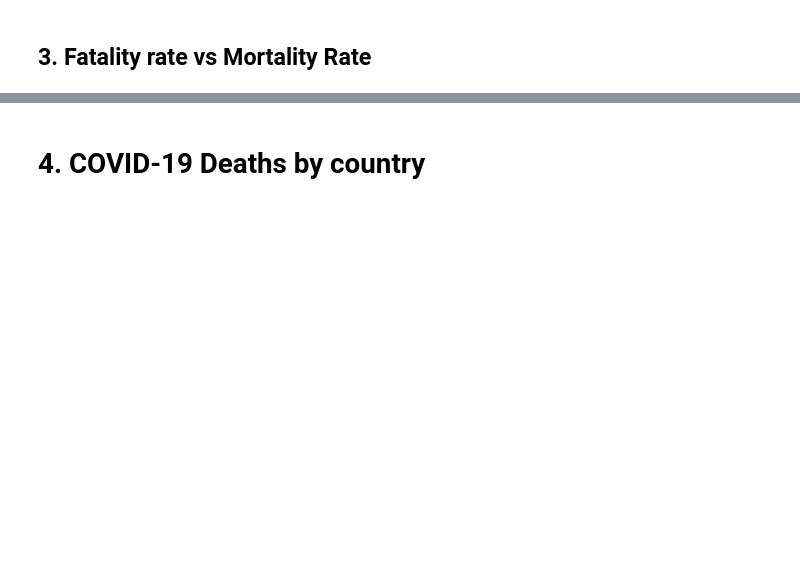
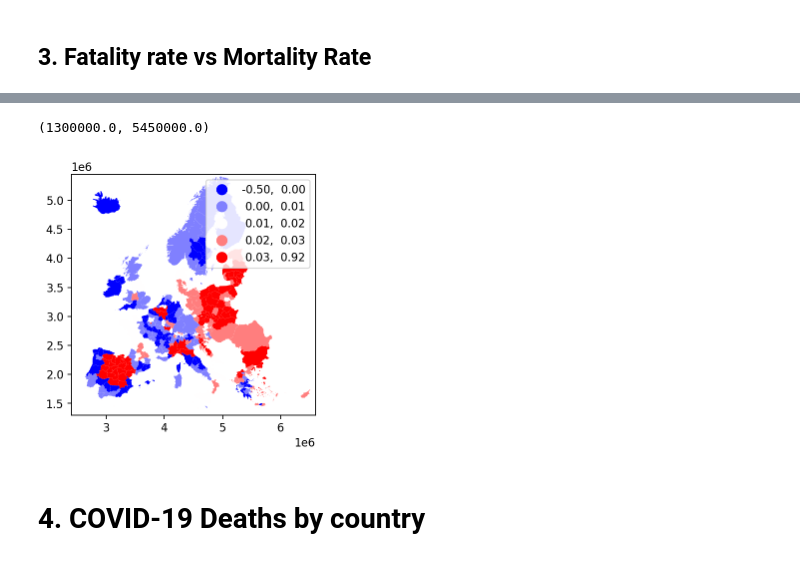
Before and after one commit to l5d1l5/ESPON-DATA, a Jupyter notebook: 03_Figures/02_Report Plots/Code.ipynb, the cells around one changed output, grey strips where cells are left out. Saved outputs shown, nothing was run; the diff lists cells and outputs as text; code cells hidden in the pictures; blank space fills up the shorter version.

```diff
--- a/03_Figures/02_Report Plots/Code.ipynb
+++ b/03_Figures/02_Report Plots/Code.ipynb
@@ -192,3 +258,12 @@ During the first wave we can notice that the virus has affected the major center
+# %%
+geo_d_rate['Is'] = lisa.Is
+
+geo_d_rate.plot(column = 'Is', scheme = 'quantiles', k = 5, cmap = 'bwr', legend = True)
+plt.xlim(2.4e6, 6.6e6)
+plt.ylim(0.13e7, 0.545e7)
+# %% [output]
+(1300000.0, 5450000.0)
+[figure, added]
 # %% [markdown]
 # 4. COVID-19 Deaths by country
 # %%
```
Also changed, not shown: parts of 16 cells of this notebook, 3 other files.
